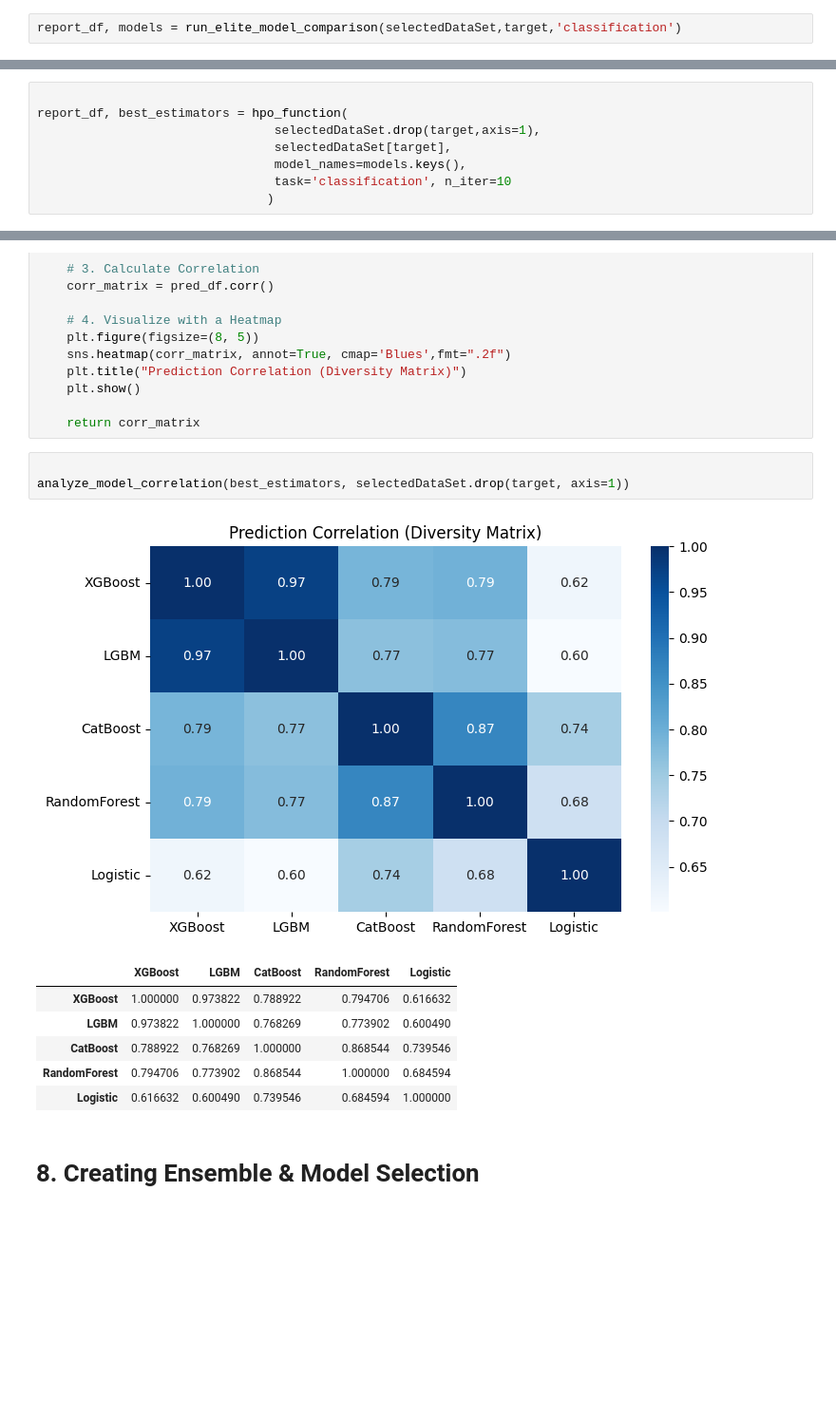
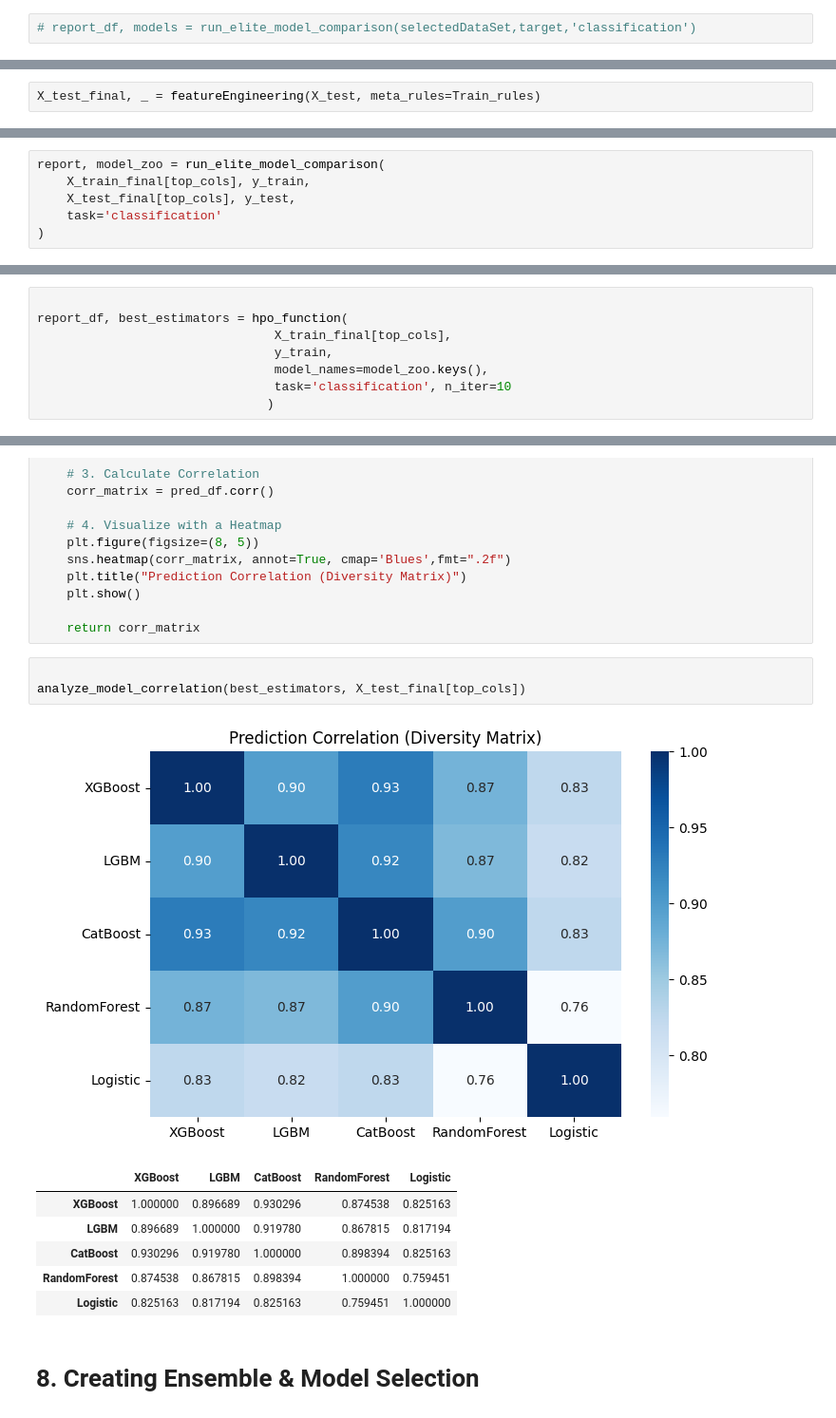
Before and after one commit to godsesaurab/Kaggle_Notebooks, a Jupyter notebook: function-based-approach.ipynb, the cells around one changed output, grey strips where cells are left out. Shown at 95% size. Cells and saved outputs as stored; diff of their text form; blank space fills up the shorter version.

```diff
--- a/function-based-approach.ipynb
+++ b/function-based-approach.ipynb
@@ -665,2 +1156,2 @@ def run_elite_model_comparison(df, target_col, task='regression', cv_folds=5):
 # %%
-report_df, models = run_elite_model_comparison(selectedDataSet,target,'classification')
+# report_df, models = run_elite_model_comparison(selectedDataSet,target,'classification')
@@ -684,0 +1158,2 @@ And if memory is not enough, you can set `force_col_wise=true`.
+# %%
+X_test_final, _ = featureEngineering(X_test, meta_rules=Train_rules)
@@ -684,0 +1173,6 @@ And if memory is not enough, you can set `force_col_wise=true`.
+# %%
+report, model_zoo = run_elite_model_comparison(
+    X_train_final[top_cols], y_train,
+    X_test_final[top_cols], y_test,
+    task='classification'
+)
@@ -851,9 +1504,9 @@ def hpo_function(X, y, model_names, task='classification', n_iter=5):
 # %%
 
 report_df, best_estimators = hpo_function(
-                                selectedDataSet.drop(target,axis=1),
-                                selectedDataSet[target],
-                                model_names=models.keys(),
+                                X_train_final[top_cols],
+                                y_train,
+                                model_names=model_zoo.keys(),
                                 task='classification', n_iter=10
                                )
 # %% [output]
@@ -927,15 +1584,15 @@ def analyze_model_correlation(best_estimators, X_test):
     return corr_matrix
 # %%
 
-analyze_model_correlation(best_estimators, selectedDataSet.drop(target, axis=1))
+analyze_model_correlation(best_estimators, X_test_final[top_cols])
 # %% [output]
-[figure, old version]
+[figure, new version]
 |  | XGBoost | LGBM | CatBoost | RandomForest | Logistic |
-| XGBoost | 1.000000 | 0.973822 | 0.788922 | 0.794706 | 0.616632 |
-| LGBM | 0.973822 | 1.000000 | 0.768269 | 0.773902 | 0.600490 |
-| CatBoost | 0.788922 | 0.768269 | 1.000000 | 0.868544 | 0.739546 |
-| RandomForest | 0.794706 | 0.773902 | 0.868544 | 1.000000 | 0.684594 |
-| Logistic | 0.616632 | 0.600490 | 0.739546 | 0.684594 | 1.000000 |
+| XGBoost | 1.000000 | 0.896689 | 0.930296 | 0.874538 | 0.825163 |
+| LGBM | 0.896689 | 1.000000 | 0.919780 | 0.867815 | 0.817194 |
+| CatBoost | 0.930296 | 0.919780 | 1.000000 | 0.898394 | 0.825163 |
+| RandomForest | 0.874538 | 0.867815 | 0.898394 | 1.000000 | 0.759451 |
+| Logistic | 0.825163 | 0.817194 | 0.825163 | 0.759451 | 1.000000 |
 # %% [markdown]
 # 8. Creating Ensemble & Model Selection
 # %%
```
Also changed, not shown: parts of 51 cells of this notebook.
